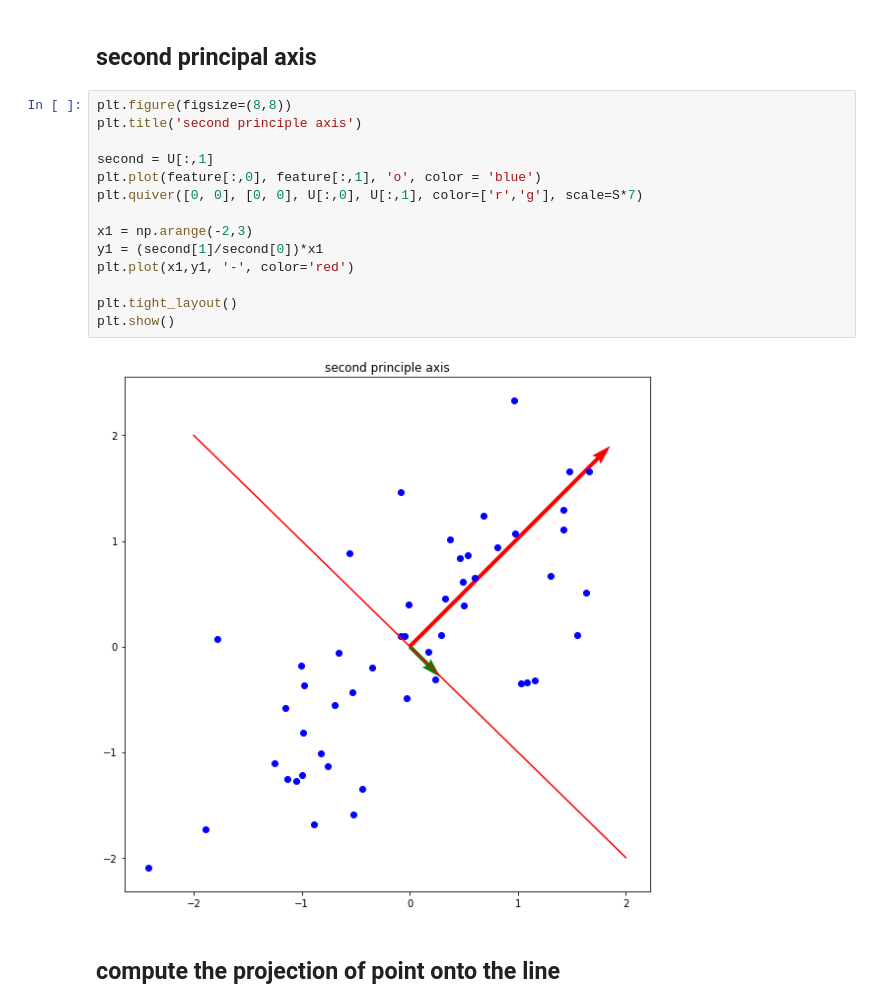
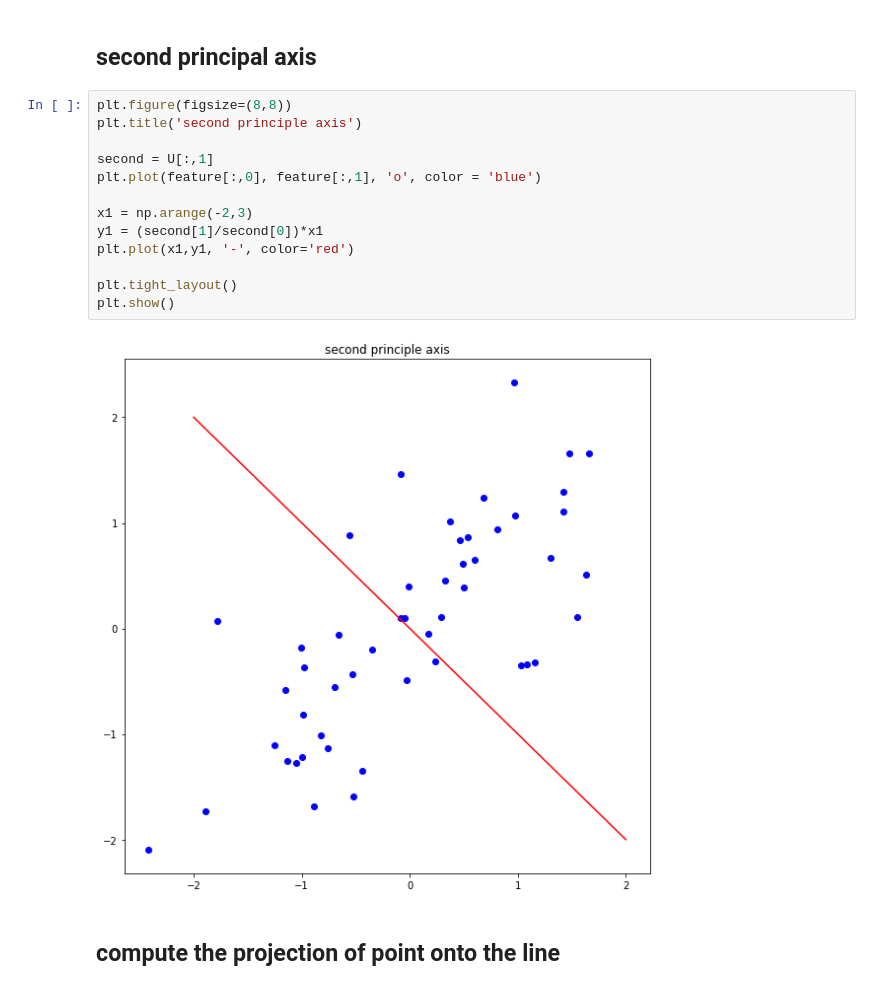
Before and after one commit to jstep750/assignment-machine-learning, a Jupyter notebook: 12/assignment_12.ipynb, the cells around one changed output. Saved outputs shown, nothing was run; the diff lists cells and outputs as text.

```diff
--- a/12/assignment_12.ipynb
+++ b/12/assignment_12.ipynb
@@ -153,18 +153,17 @@ plt.show()
 # %%
 plt.figure(figsize=(8,8))
 plt.title('second principle axis')
 
 second = U[:,1]
 plt.plot(feature[:,0], feature[:,1], 'o', color = 'blue')
-plt.quiver([0, 0], [0, 0], U[:,0], U[:,1], color=['r','g'], scale=S*7)
 
 x1 = np.arange(-2,3)
 y1 = (second[1]/second[0])*x1
 plt.plot(x1,y1, '-', color='red')
 
 plt.tight_layout()
 plt.show()
 # %% [output]
-[figure, old version]
+[figure, new version]
 # %% [markdown]
 ## compute the projection of point onto the line
```
Also changed, not shown: parts of 5 cells of this notebook.
